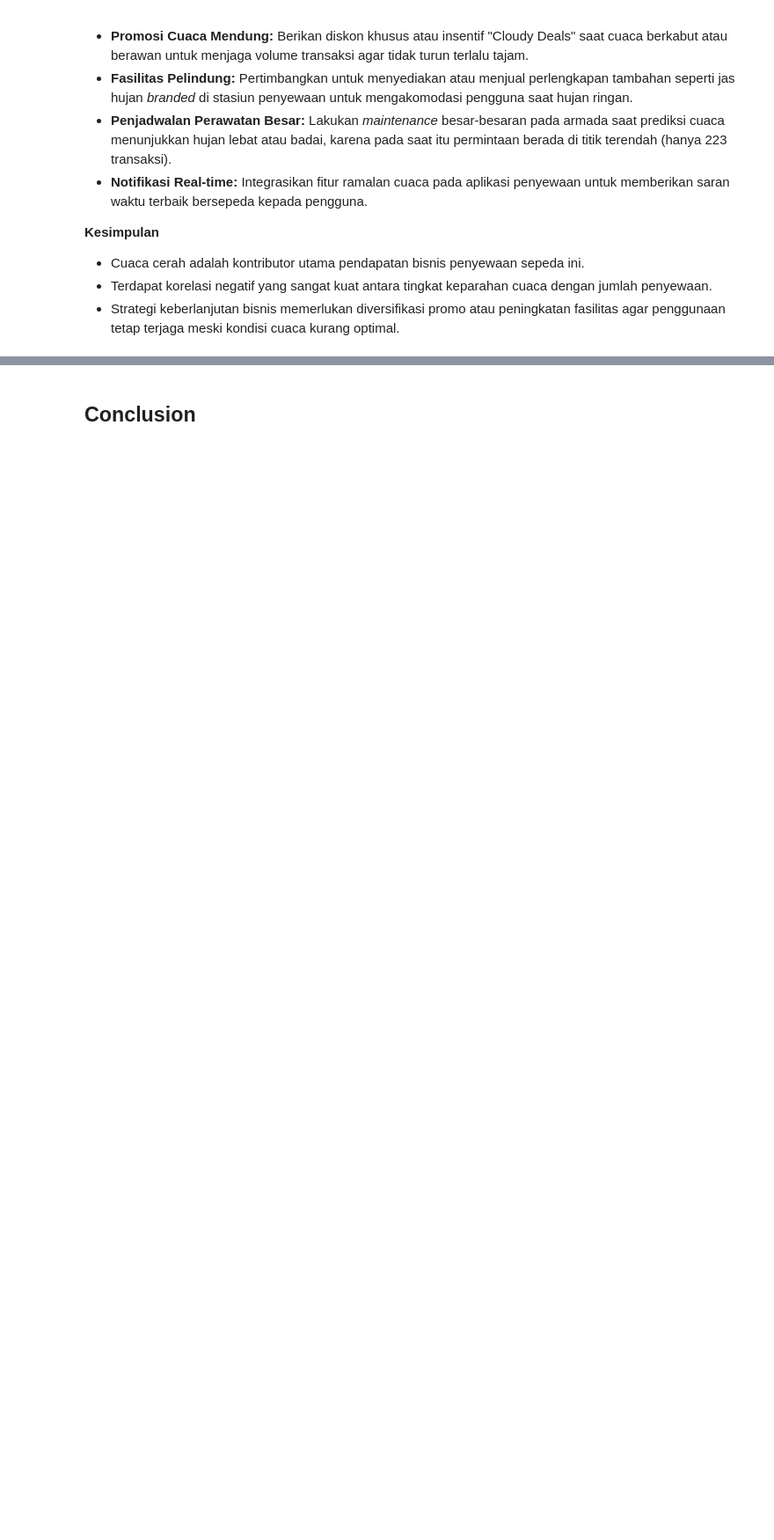
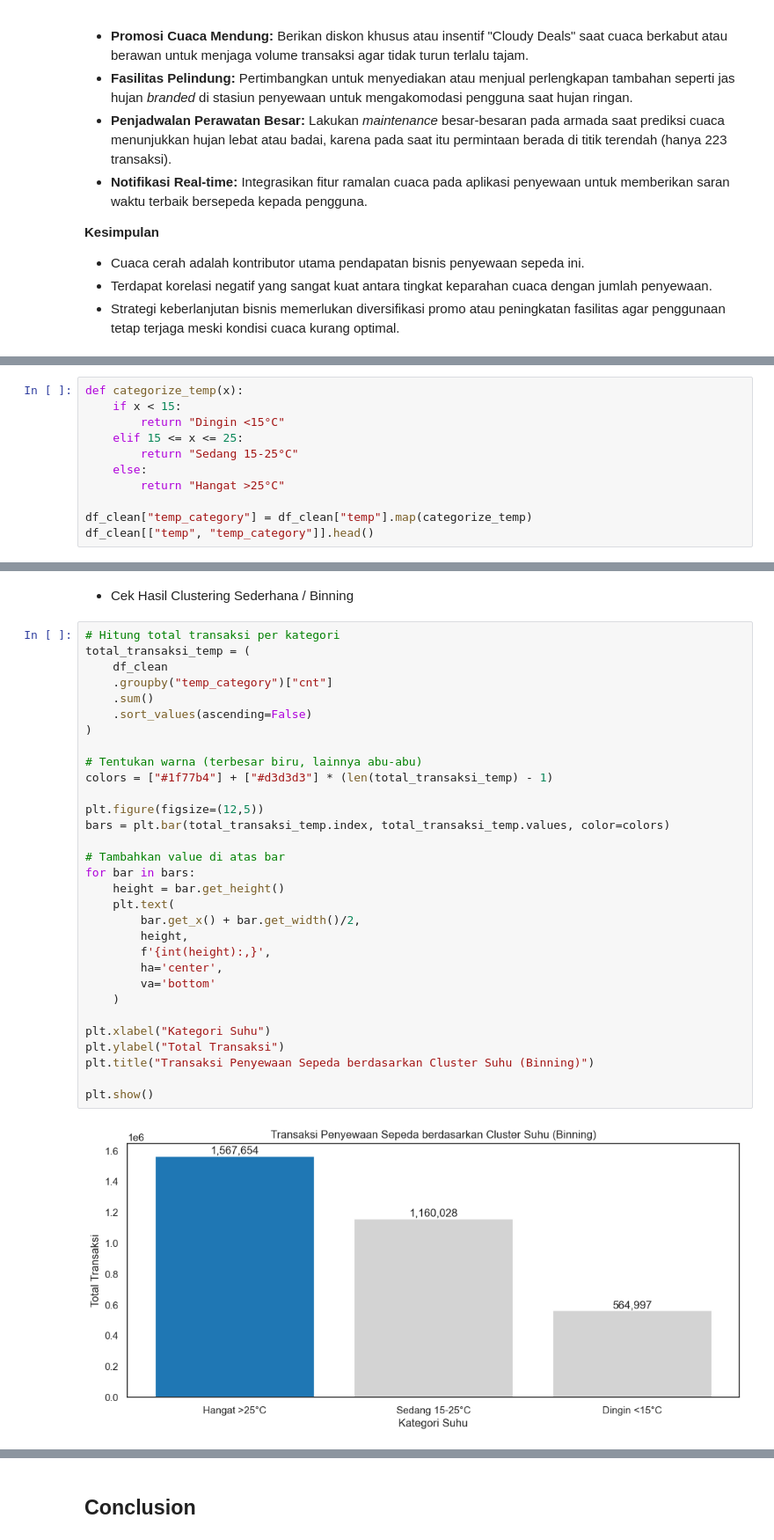
Before and after one commit to imanuelsteven/Proyek-Analisis-Data-Dicoding, a Jupyter notebook: notebook.ipynb, the cells around one changed output, grey strips where cells are left out. Shown at 88% size. Saved outputs shown, nothing was run; the diff lists cells and outputs as text; blank space fills up the shorter version.

```diff
--- a/notebook.ipynb
+++ b/notebook.ipynb
@@ -1177,0 +1088,11 @@ Karakteristik Klaster (Satuan Asli):
+# %%
+def categorize_temp(x):
+    if x < 15:
+        return "Dingin <15°C"
+    elif 15 <= x <= 25:
+        return "Sedang 15-25°C"
+    else:
+        return "Hangat >25°C"
+
+df_clean["temp_category"] = df_clean["temp"].map(categorize_temp)
+df_clean[["temp", "temp_category"]].head()
@@ -1177,0 +1106,35 @@ Karakteristik Klaster (Satuan Asli):
+# %% [markdown]
+* Cek Hasil Clustering Sederhana / Binning
+# %%
+# Hitung total transaksi per kategori
+total_transaksi_temp = (
+    df_clean
+    .groupby("temp_category")["cnt"]
+    .sum()
+    .sort_values(ascending=False)
+)
+
+# Tentukan warna (terbesar biru, lainnya abu-abu)
+colors = ["#1f77b4"] + ["#d3d3d3"] * (len(total_transaksi_temp) - 1)
+
+plt.figure(figsize=(12,5))
+bars = plt.bar(total_transaksi_temp.index, total_transaksi_temp.values, color=colors)
+
+# Tambahkan value di atas bar
+for bar in bars:
+    height = bar.get_height()
+    plt.text(
+        bar.get_x() + bar.get_width()/2,
+        height,
+        f'{int(height):,}',
+        ha='center',
+        va='bottom'
+    )
+
+plt.xlabel("Kategori Suhu")
+plt.ylabel("Total Transaksi")
+plt.title("Transaksi Penyewaan Sepeda berdasarkan Cluster Suhu (Binning)")
+
+plt.show()
+# %% [output]
+[figure, added]
```
Also changed, not shown: parts of 14 cells of this notebook, 2 other files.
